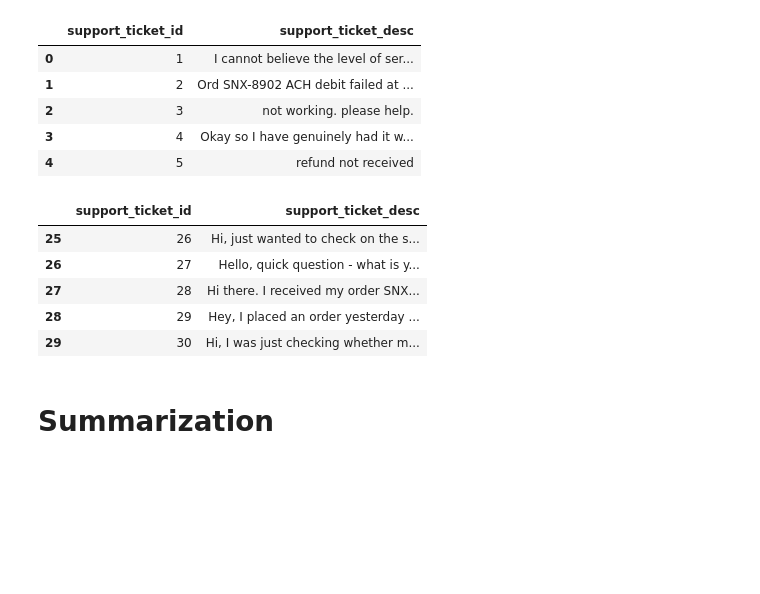
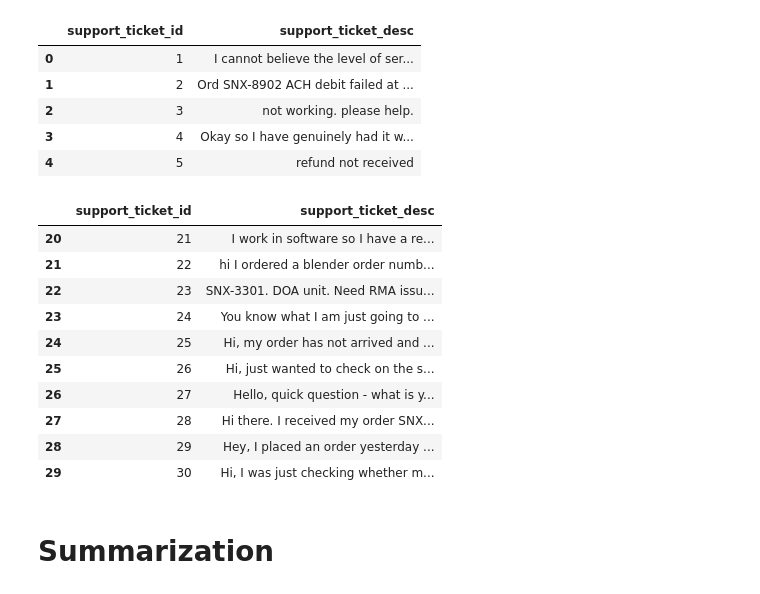
Before and after one commit to immadiprasad/Project_AgenticAI, a Jupyter notebook: Low_Code_Project_1_Support_Ticket_Analysis/Low_code_Support_Ticket_Analysis.ipynb, the cells around one changed output. Drawn from its saved outputs; the diff is of its cells as text; code cells hidden in the pictures; blank space fills up the shorter version.

```diff
--- a/Low_Code_Project_1_Support_Ticket_Analysis/Low_code_Support_Ticket_Analysis.ipynb
+++ b/Low_Code_Project_1_Support_Ticket_Analysis/Low_code_Support_Ticket_Analysis.ipynb
@@ -106,7 +106,7 @@ client = OpenAI()
 # %%
 # Load the support ticket dataset from a CSV file
 # A deep copy is made so the original data remains unchanged throughout the notebook
-df = pd.read_csv("/Users/prasadimmadi/Desktop/Git Local/Project_AgenticAI/Project_1_Support_Ticket_Analysis/support_ticket_data.csv")         # complete the code to add the path to the CSV data file
+df = pd.read_csv("/Users/prasadimmadi/Desktop/Git Local/Project_AgenticAI/Low_Code_Project_1_Support_Ticket_Analysis/support_ticket_data.csv")         # complete the code to add the path to the CSV data file
 
 print(f"Dataset loaded successfully. Shape: {df.shape}")
 # %% [output]
@@ -123,9 +123,14 @@ df.head()                   # View the first 5 rows of the data
 | 3 | 4 | Okay so I have genuinely had it w... |
 | 4 | 5 | refund not received |
 # %%
-df.tail()                   # View the last 5 rows of the data
+df.tail(10)                   # View the last 5 rows of the data
 # %% [output]
 |  | support_ticket_id | support_ticket_desc |
+| 20 | 21 | I work in software so I have a re... |
+| 21 | 22 | hi I ordered a blender order numb... |
+| 22 | 23 | SNX-3301. DOA unit. Need RMA issu... |
+| 23 | 24 | You know what I am just going to ... |
+| 24 | 25 | Hi, my order has not arrived and ... |
 | 25 | 26 | Hi, just wanted to check on the s... |
 | 26 | 27 | Hello, quick question - what is y... |
 | 27 | 28 | Hi there. I received my order SNX... |
```
Also changed, not shown: parts of 10 cells of this notebook.
